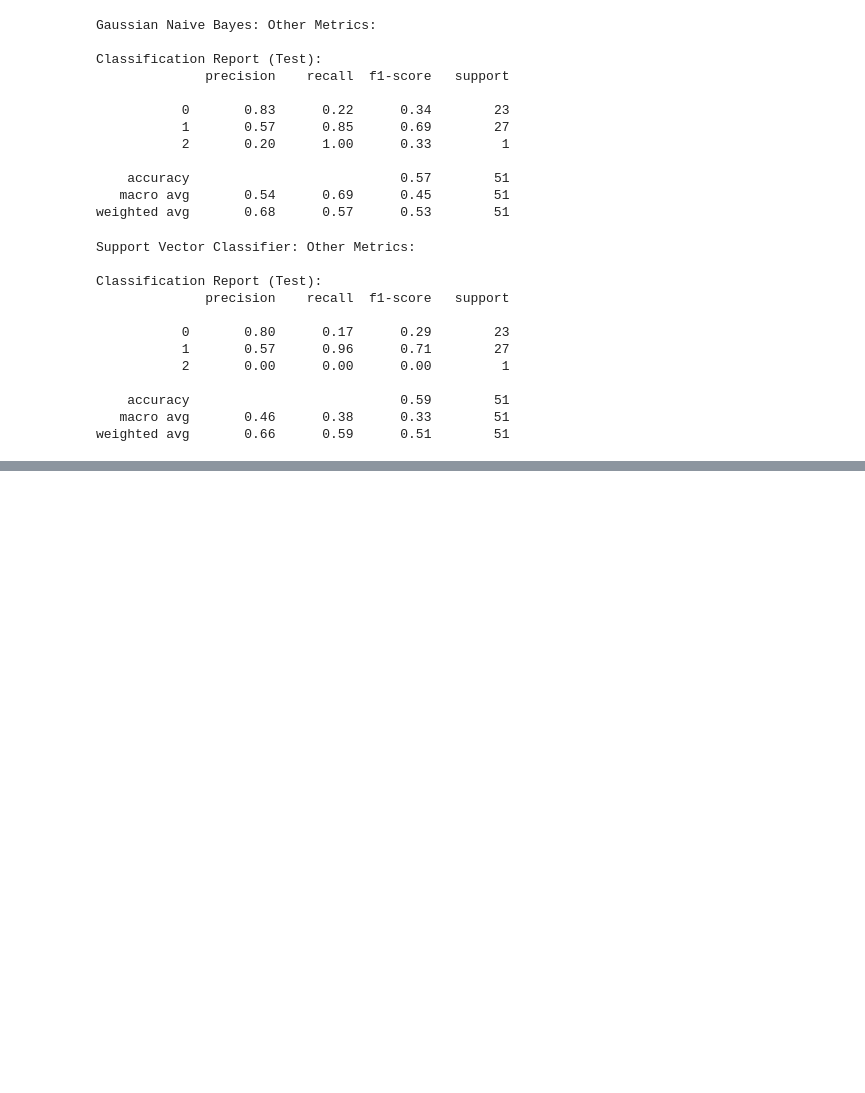
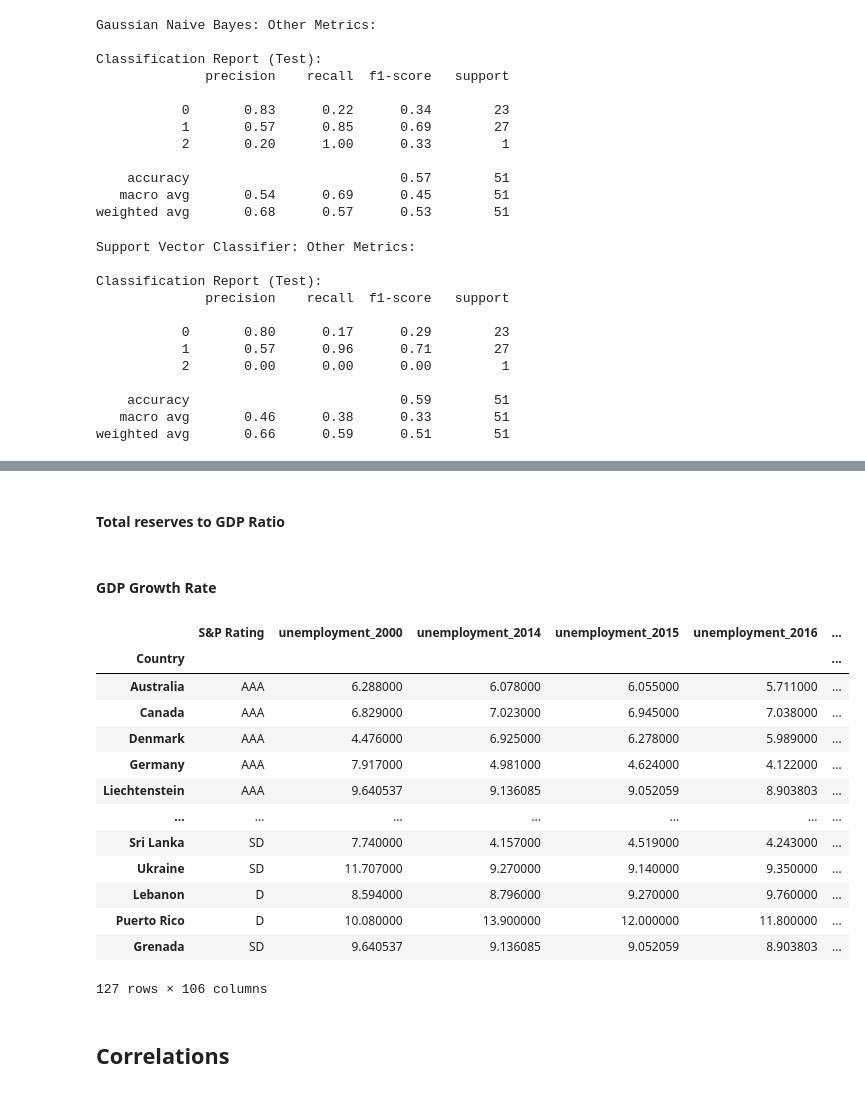
Before and after one commit to maudlcrf/risk_and_fraud, a Jupyter notebook: Modeling/classification.ipynb, the cells around one changed output, grey strips where cells are left out. Drawn from its saved outputs; the diff is of its cells as text; code cells hidden in the pictures; blank space fills up the shorter version.

```diff
--- a/Modeling/classification.ipynb
+++ b/Modeling/classification.ipynb
@@ -282,0 +326,2 @@ weighted avg       0.66      0.59      0.51        51
+# %%
+df = data.copy()
@@ -282,0 +361,56 @@ weighted avg       0.66      0.59      0.51        51
+# %%
+# years for which we have data
+years = [1990, 2000, 2014, 2015, 2016, 2017, 2018, 2019, 2020, 2021, 2022, 2023]
+
+for year in years:
+    cab_col = f'current_account_balance_{year}'
+    gdp_col = f'gdp_{year}'
+    ratio_col = f'cab_to_gdp_{year}'
+
+    # Ensure the columns exist before creating the ratio
+    if cab_col in df.columns and gdp_col in df.columns:
+        df[ratio_col] = df[cab_col] / df[gdp_col]
+# %% [markdown]
+#### Total reserves to GDP Ratio
+# %%
+for year in years:
+    reserves_col = f'total_reserves_{year}'
+    gdp_col = f'gdp_{year}'
+    ratio_col = f'reserves_to_gdp_{year}'
+
+    if reserves_col in df.columns and gdp_col in df.columns:
+        df[ratio_col] = df[reserves_col] / df[gdp_col]
+# %% [markdown]
+#### GDP Growth Rate
+# %%
+#only the years for which we can calculate a contiguous change
+growth_years = [2014, 2015, 2016, 2017, 2018, 2019, 2020, 2021, 2022, 2023]
+
+for i in range(1, len(growth_years)):
+    previous = growth_years[i - 1]
+    current = growth_years[i]
+    gdp_prev = f'gdp_{previous}'
+    gdp_curr = f'gdp_{current}'
+    growth_col = f'gdp_growth_{previous}_{current}'
+
+    if gdp_prev in df.columns and gdp_curr in df.columns:
+        df[growth_col] = (df[gdp_curr] - df[gdp_prev]) / df[gdp_prev]
+# %%
+df
+# %% [output]
+|  | S&P Rating | unemployment_2000 | unemployment_2014 | unemployment_2015 | unemployment_2016 | ... |
+| Country |  |  |  |  |  | ... |
+| Australia | AAA | 6.288000 | 6.078000 | 6.055000 | 5.711000 | ... |
+| Canada | AAA | 6.829000 | 7.023000 | 6.945000 | 7.038000 | ... |
+| Denmark | AAA | 4.476000 | 6.925000 | 6.278000 | 5.989000 | ... |
+| Germany | AAA | 7.917000 | 4.981000 | 4.624000 | 4.122000 | ... |
+| Liechtenstein | AAA | 9.640537 | 9.136085 | 9.052059 | 8.903803 | ... |
+| ... | ... | ... | ... | ... | ... | ... |
+| Sri Lanka | SD | 7.740000 | 4.157000 | 4.519000 | 4.243000 | ... |
+| Ukraine | SD | 11.707000 | 9.270000 | 9.140000 | 9.350000 | ... |
+| Lebanon | D | 8.594000 | 8.796000 | 9.270000 | 9.760000 | ... |
+| Puerto Rico | D | 10.080000 | 13.900000 | 12.000000 | 11.800000 | ... |
+| Grenada | SD | 9.640537 | 9.136085 | 9.052059 | 8.903803 | ... |
+127 rows × 106 columns
+# %% [markdown]
+## Correlations
```
Also changed, not shown: parts of 21 cells of this notebook.
